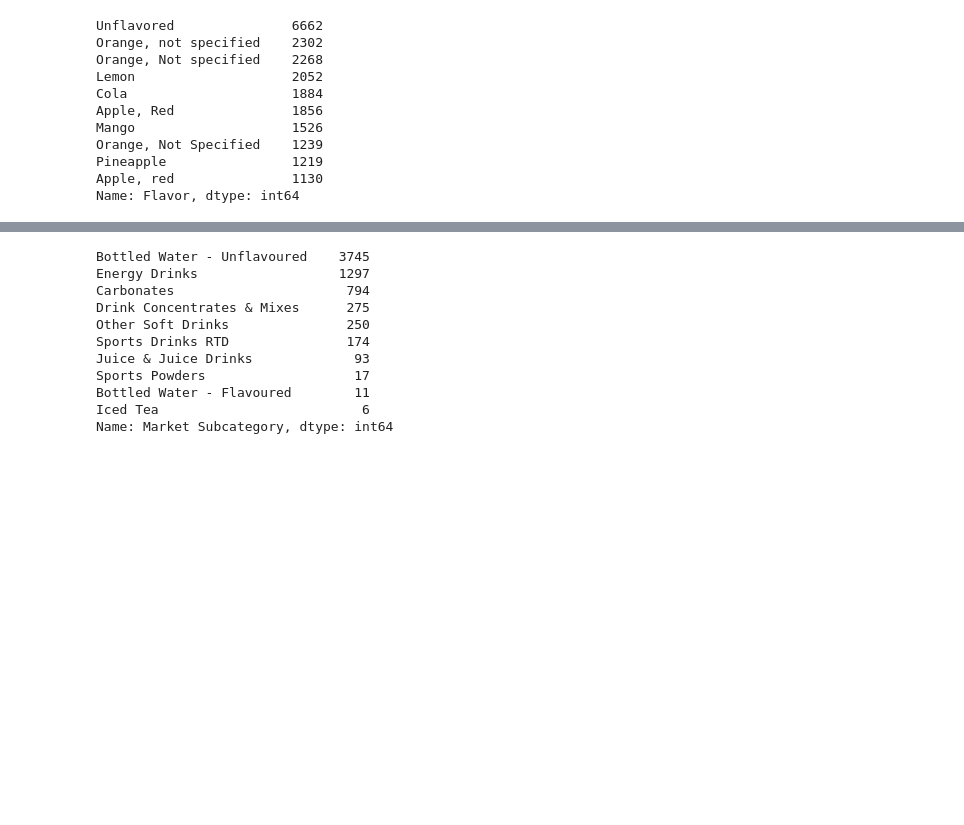
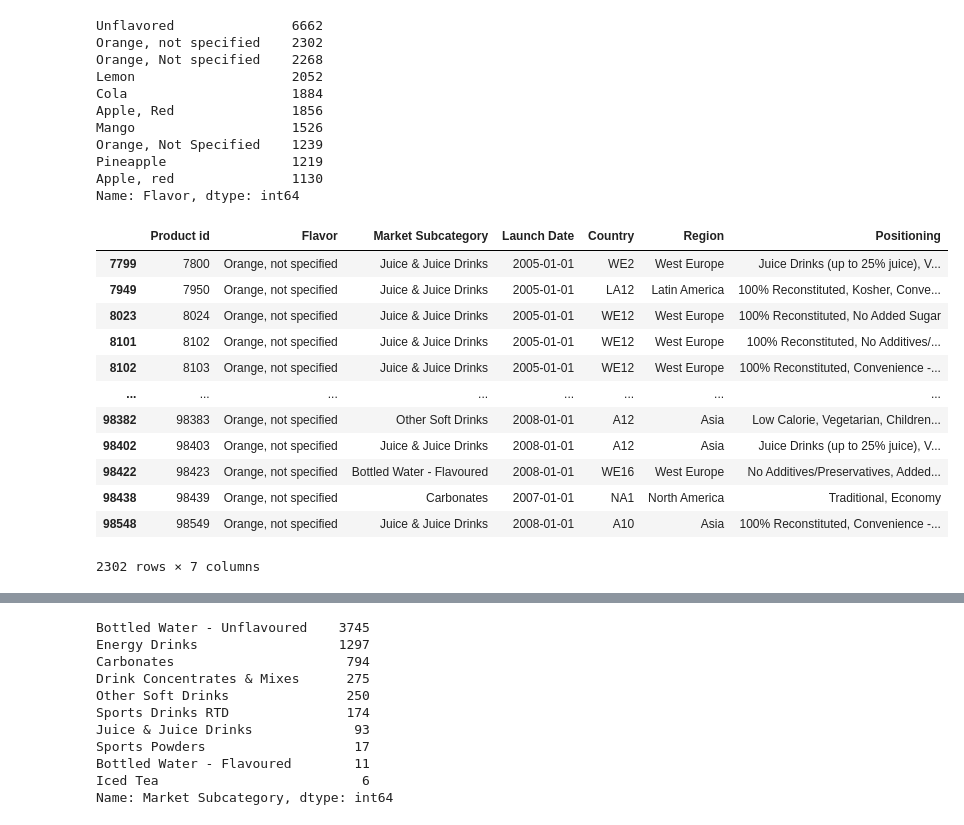
Before and after one commit to Priyabrat845/Emerging-Trends-case-study, a Jupyter notebook: Emerging_Trends_case_study.ipynb, the cells around one changed output, grey strips where cells are left out. Drawn from its saved outputs; the diff is of its cells as text; code cells hidden in the pictures; blank space fills up the shorter version.

```diff
--- a/Emerging_Trends_case_study.ipynb
+++ b/Emerging_Trends_case_study.ipynb
@@ -89,3 +89,19 @@ Orange, Not Specified    1239
 Pineapple                1219
 Apple, red               1130
 Name: Flavor, dtype: int64
+# %%
+Products1[Products1['Flavor']=='Orange, not specified']
+# %% [output]
+|  | Product id | Flavor | Market Subcategory | Launch Date | Country | Region | Positioning |
+| 7799 | 7800 | Orange, not specified | Juice & Juice Drinks | 2005-01-01 | WE2 | West Europe | Juice Drinks (up to 25% juice), V... |
+| 7949 | 7950 | Orange, not specified | Juice & Juice Drinks | 2005-01-01 | LA12 | Latin America | 100% Reconstituted, Kosher, Conve... |
+| 8023 | 8024 | Orange, not specified | Juice & Juice Drinks | 2005-01-01 | WE12 | West Europe | 100% Reconstituted, No Added Sugar |
+| 8101 | 8102 | Orange, not specified | Juice & Juice Drinks | 2005-01-01 | WE12 | West Europe | 100% Reconstituted, No Additives/... |
+| 8102 | 8103 | Orange, not specified | Juice & Juice Drinks | 2005-01-01 | WE12 | West Europe | 100% Reconstituted, Convenience -... |
+| ... | ... | ... | ... | ... | ... | ... | ... |
+| 98382 | 98383 | Orange, not specified | Other Soft Drinks | 2008-01-01 | A12 | Asia | Low Calorie, Vegetarian, Children... |
+| 98402 | 98403 | Orange, not specified | Juice & Juice Drinks | 2008-01-01 | A12 | Asia | Juice Drinks (up to 25% juice), V... |
+| 98422 | 98423 | Orange, not specified | Bottled Water - Flavoured | 2008-01-01 | WE16 | West Europe | No Additives/Preservatives, Added... |
+| 98438 | 98439 | Orange, not specified | Carbonates | 2007-01-01 | NA1 | North America | Traditional, Economy |
+| 98548 | 98549 | Orange, not specified | Juice & Juice Drinks | 2008-01-01 | A10 | Asia | 100% Reconstituted, Convenience -... |
+2302 rows × 7 columns
```
Also changed, not shown: parts of 14 cells of this notebook.
